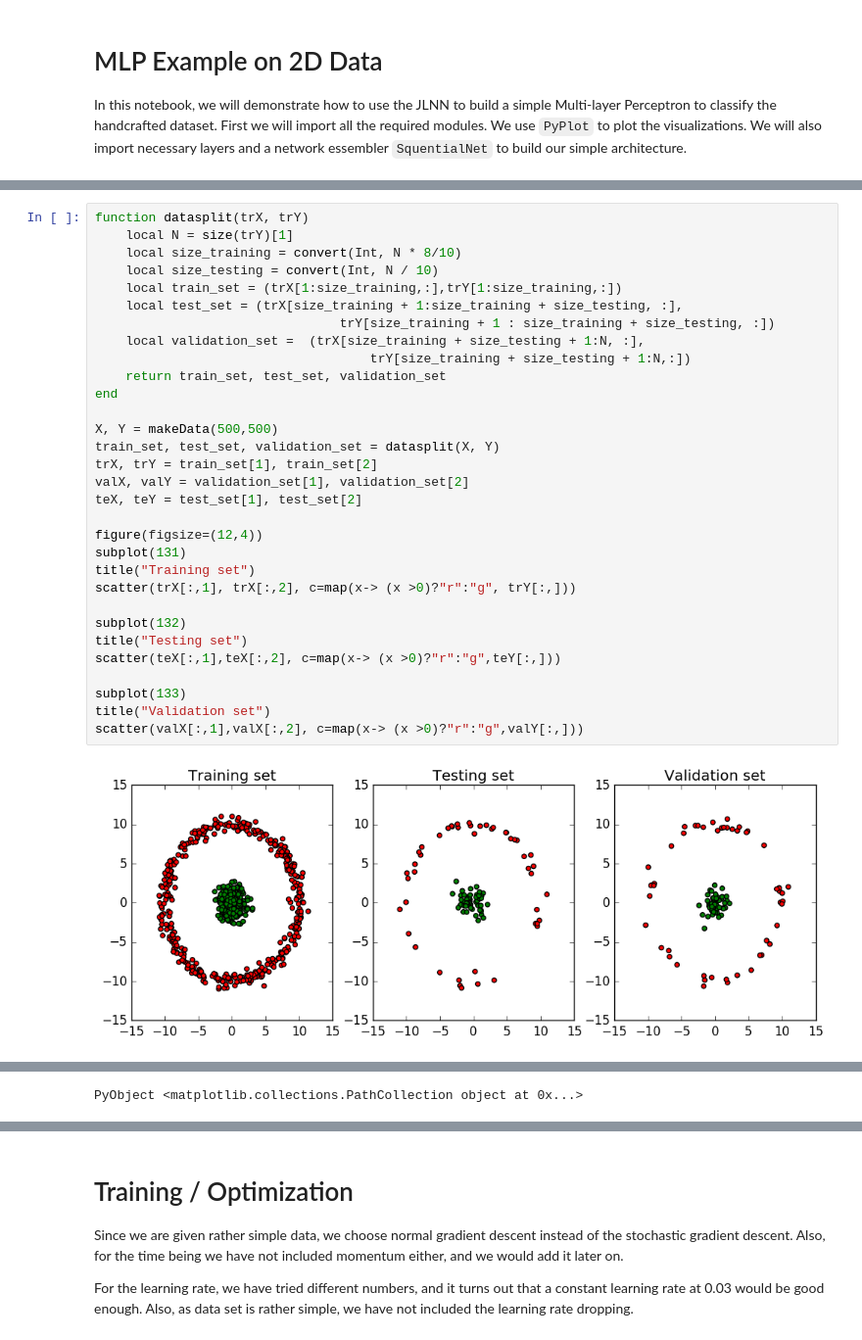
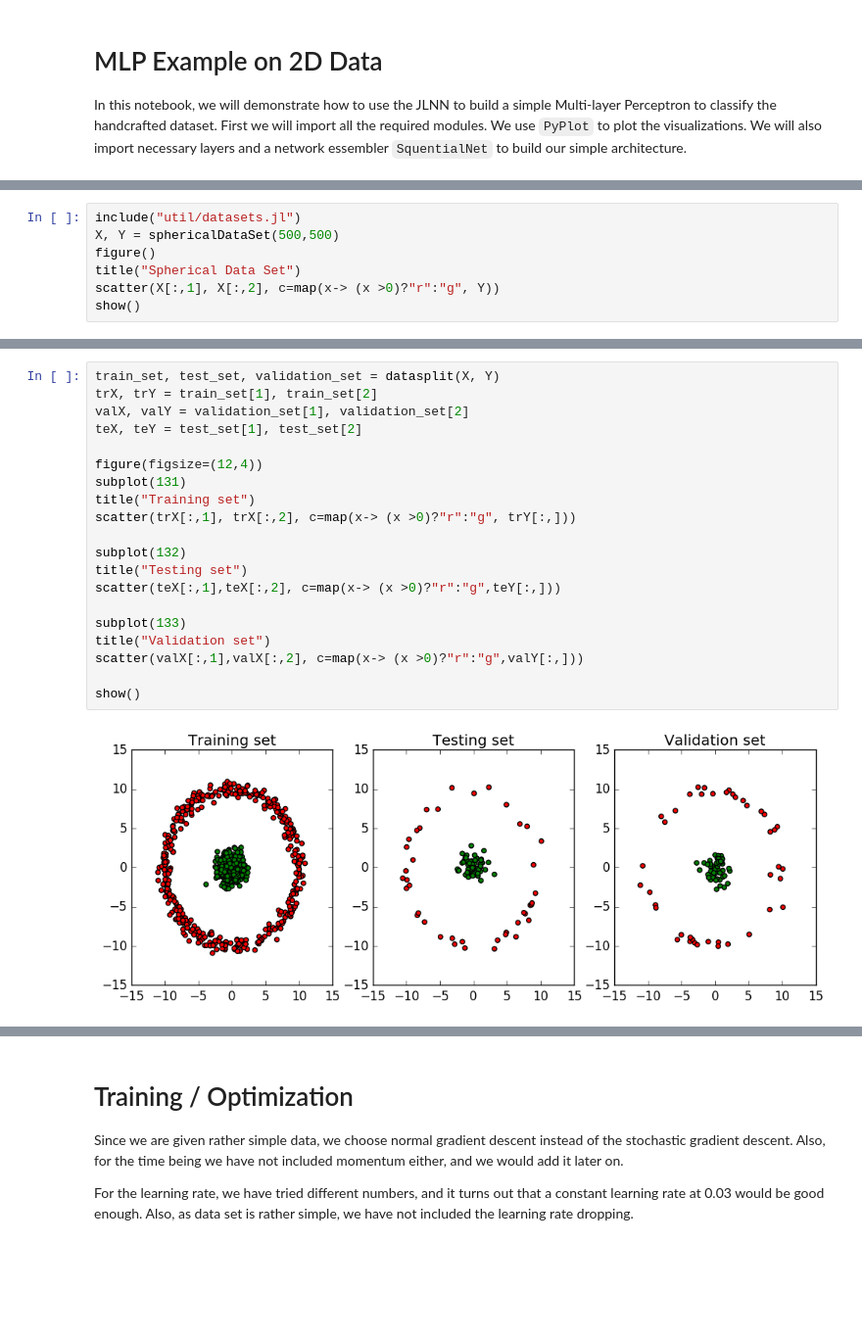
Before and after one commit to stevenygd/NN.jl, a Jupyter notebook: 2D-Data MLP Example.ipynb, the cells around one changed output, grey strips where cells are left out. Shown at 98% size. Cells and saved outputs as stored; diff of their text form; blank space fills up the shorter version.

Commit message:
[add] Update the original demo encaptulating some functions

```diff
--- a/2D-Data MLP Example.ipynb
+++ b/2D-Data MLP Example.ipynb
@@ -77,0 +18,7 @@ We split the data such the first 80% of the data would be for training, the rest
+# %%
+include("util/datasets.jl")
+X, Y = sphericalDataSet(500,500)
+figure()
+title("Spherical Data Set")
+scatter(X[:,1], X[:,2], c=map(x-> (x >0)?"r":"g", Y))
+show()
@@ -78,33 +27,22 @@ We split the data such the first 80% of the data would be for training, the rest
 # %%
-function datasplit(trX, trY)
-    local N = size(trY)[1]
-    local size_training = convert(Int, N * 8/10)
-    local size_testing = convert(Int, N / 10)
-    local train_set = (trX[1:size_training,:],trY[1:size_training,:])
-    local test_set = (trX[size_training + 1:size_training + size_testing, :],
-                                trY[size_training + 1 : size_training + size_testing, :])
-    local validation_set =  (trX[size_training + size_testing + 1:N, :],
-                                    trY[size_training + size_testing + 1:N,:])
-    return train_set, test_set, validation_set
-end
-
-X, Y = makeData(500,500)
 train_set, test_set, validation_set = datasplit(X, Y)
 trX, trY = train_set[1], train_set[2]
 valX, valY = validation_set[1], validation_set[2]
 teX, teY = test_set[1], test_set[2]
 
 figure(figsize=(12,4))
 subplot(131)
 title("Training set")
 scatter(trX[:,1], trX[:,2], c=map(x-> (x >0)?"r":"g", trY[:,]))
 
 subplot(132)
 title("Testing set")
 scatter(teX[:,1],teX[:,2], c=map(x-> (x >0)?"r":"g",teY[:,]))
 
 subplot(133)
 title("Validation set")
 scatter(valX[:,1],valX[:,2], c=map(x-> (x >0)?"r":"g",valY[:,]))
+
+show()
 # %% [output]
-[figure, old version]
+[figure, new version]
@@ -112,4 +49,3 @@ WARNING: Method definition datasplit(Any, Any) in module Main at In[3]:2 overwri
-PyObject <matplotlib.collections.PathCollection object at 0x...>
 # %% [markdown]
 # Network Structure
 
```
Also changed, not shown: parts of 14 cells of this notebook.
